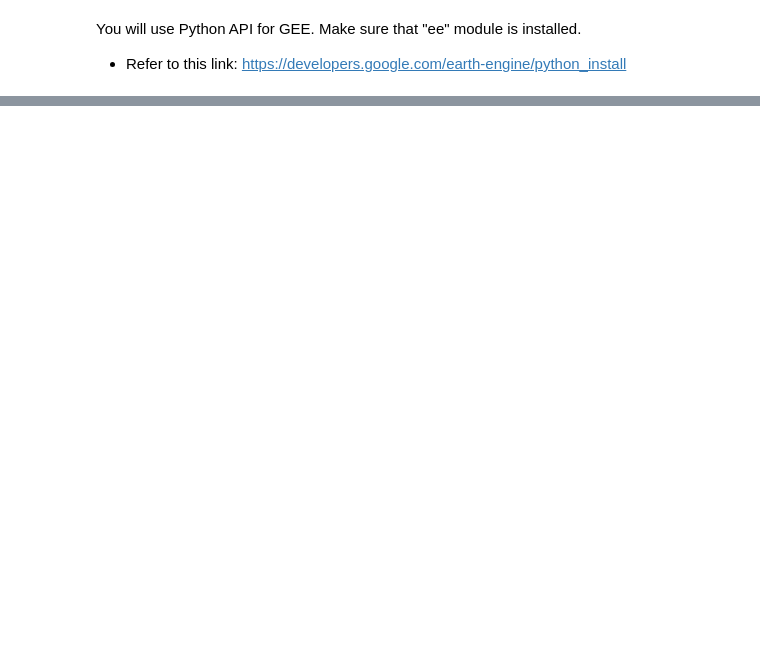
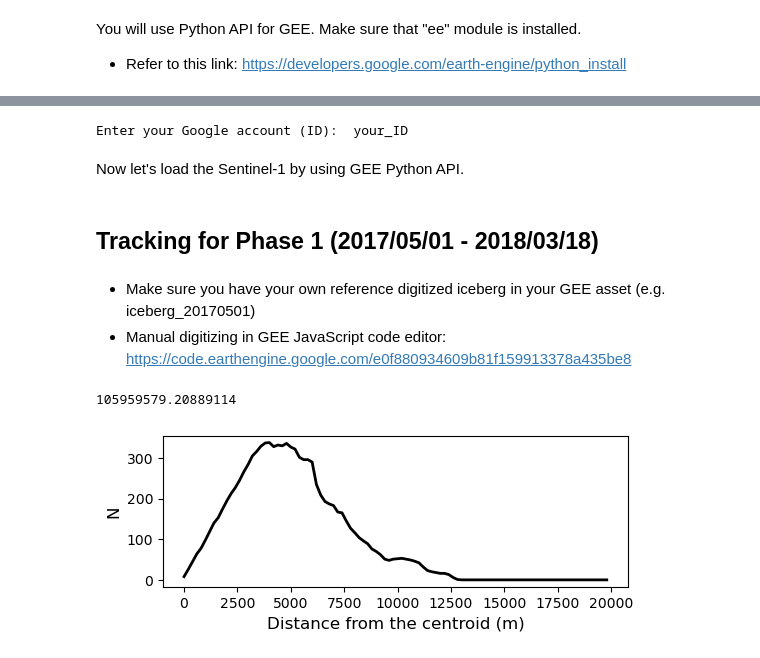
Before and after one commit to YoungHyunKoo/GEE_iceberg_tracking, a Jupyter notebook: Python/Iceberg_tracking_GEE.ipynb, the cells around one changed output, grey strips where cells are left out. Saved outputs shown, nothing was run; the diff lists cells and outputs as text; code cells hidden in the pictures; blank space fills up the shorter version.

Commit message:
Tracking of iceberg B43

```diff
--- a/Python/Iceberg_tracking_GEE.ipynb
+++ b/Python/Iceberg_tracking_GEE.ipynb
@@ -2950,0 +38,60 @@ map
+# %%
+# Enter your Google account (ID)
+name = input("Enter your Google account (ID): ")
+# %% [output]
+Enter your Google account (ID):  your_ID
+# %% [markdown]
+Now let's load the Sentinel-1 by using GEE Python API.
+# %% [markdown]
+## Tracking for Phase 1 (2017/05/01 - 2018/03/18)
+# %% [markdown]
+- Make sure you have your own reference digitized iceberg in your GEE asset (e.g. iceberg_20170501)
+- Manual digitizing in GEE JavaScript code editor: https://code.earthengine.google.com/e0f880934609b81f159913378a435be8
+# %%
+# Reference iceberg distribution
+reference = ee.FeatureCollection('users/{0}/iceberg_20170501'.format(name))
+centroid = reference.geometry().centroid(10).getInfo()['coordinates']
+
+band = ["HH", "angle"]  # intersted band
+
+# Load Sentinel-1 images (image collection)
+S1A = ee.ImageCollection("COPERNICUS/S1_GRD")\
+.filterDate('2017-05-01', '2017-05-02')\
+.filterBounds(reference)\
+.filter(ee.Filter.listContains('transmitterReceiverPolarisation', "HH"))
+
+img = S1A.select(band).mean().clip(reference) # clip image into ROI
+
+scale = 200
+max_pix = 20000
+
+cover = img.select('HH').clip(reference).multiply(0).add(1)
+cover = cover.addBands(ee.Image.pixelLonLat())
+# coordinates = cover.reduceRegion(ee.Reducer.mean(), reference, scale = 200, maxPixels = 1e20).getInfo()
+
+sources = ee.Image().toByte().paint(ee.Geometry.Point(centroid), 1);
+
+# Compute the cumulative cost to traverse the land cover.
+cumulativeCost = cover.select('HH').cumulativeCost(
+    source = sources,
+    maxDistance = 30000,
+    geodeticDistance = True
+).clip(reference)
+
+hist1 = {}
+
+fig = plt.subplots(figsize = (6, 2), dpi = 100)
+result = cumulativeCost.reduceRegion(ee.Reducer.toList(), reference, scale = 200, maxPixels = 1e20);
+A = result.getInfo()['cumulative_cost'] # 'cumulative_cost' 'constant'
+hist1['reference'] = np.histogram(A, int(max_pix/scale), [0, max_pix])
+area0 = reference.geometry().area(10).getInfo()
+plt.plot(hist1['reference'][1][:-1], hist1['reference'][0], color = "k", linewidth = 2)
+plt.xlabel("Distance from the centroid (m)", fontsize = 12)
+plt.ylabel("N", fontsize = 12)
+
+reference.getInfo()['features'][0]
+reference.geometry().centroid(10).getInfo()
+print(area0)
+# %% [output]
+105959579.20889114
+[figure, added]
```
Also changed, not shown: parts of 88 cells of this notebook.
